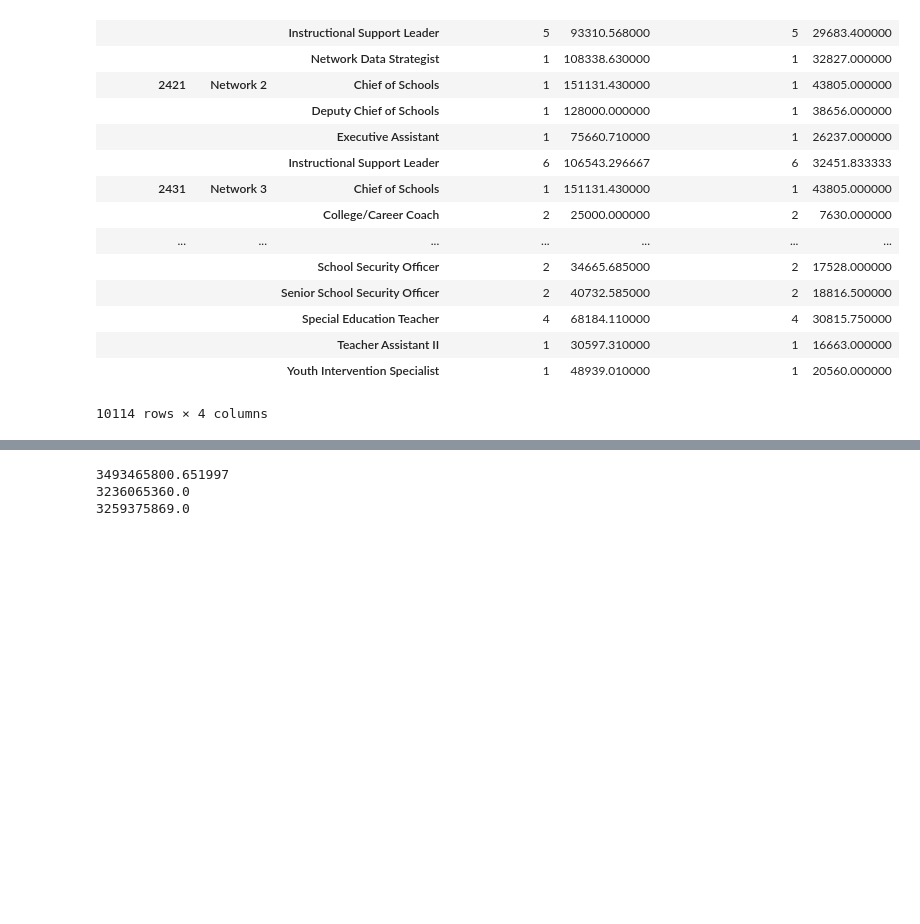
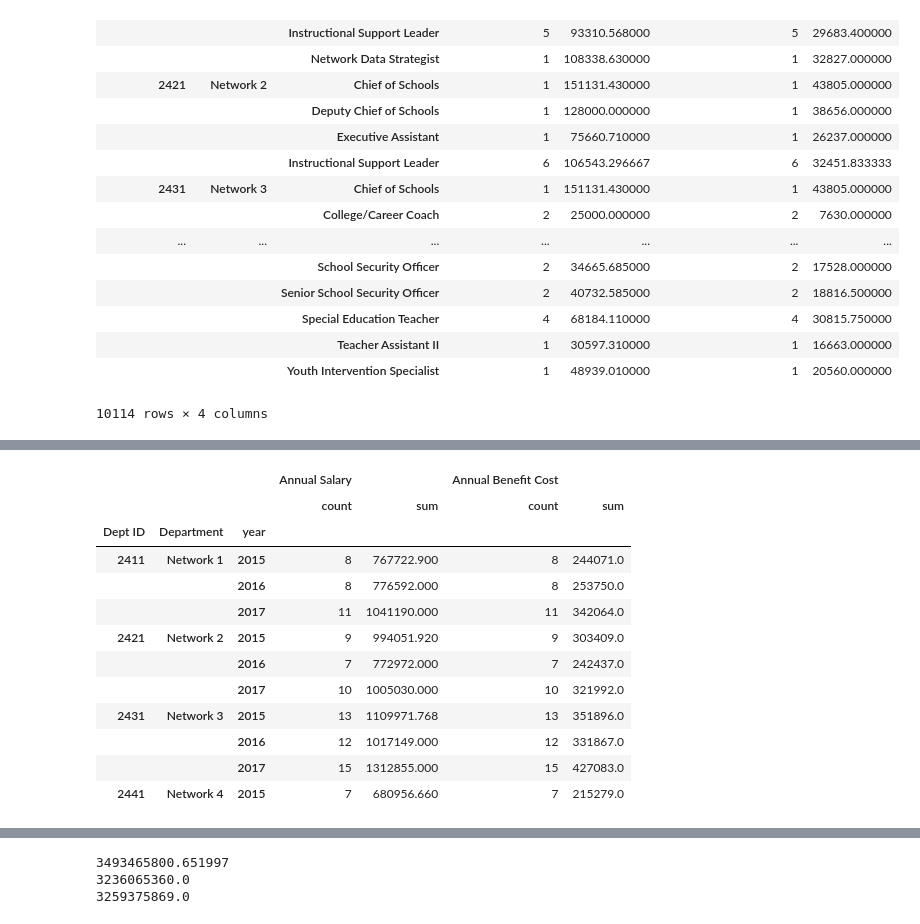
Before and after one commit to ALai57/ChiPy_Spring2018, a Jupyter notebook: CPS/CPS schools.ipynb, the cells around one changed output, grey strips where cells are left out. Saved outputs shown, nothing was run; the diff lists cells and outputs as text; code cells hidden in the pictures; blank space fills up the shorter version.

```diff
--- a/CPS/CPS schools.ipynb
+++ b/CPS/CPS schools.ipynb
@@ -101,0 +140,20 @@ df_2015_12.groupby(['UNIT NUMBER', 'UNIT NAME', 'JOB DESCRIPTION'])['ANNUAL SALA
+# %%
+rename_2015_columns = [
+    'Pos #',
+    'Dept ID',
+    'Department',
+    'FTE',
+    'Annual Salary',
+    'FTE Annual Salary',
+    'Annual Benefit Cost',
+    'JobCode',
+    'Job Title',
+    'Name']
+
+all_df = pd.concat([
+    df_2015_12.assign(year=2015).rename(columns=dict(zip(df_2015_12, rename_2015_columns))),
+    df_2016_12.assign(year=2016),
+    df_2017_12.assign(year=2017),
+])
+
+display(all_df.sample(5))
@@ -101,0 +167,23 @@ df_2015_12.groupby(['UNIT NUMBER', 'UNIT NAME', 'JOB DESCRIPTION'])['ANNUAL SALA
+# %%
+summary_data = (
+    all_df
+    .groupby(['Dept ID', 'Department', 'year'])
+    [['Annual Salary', 'Annual Benefit Cost']]
+    .agg(['count','sum'])
+)
+
+display(summary_data.head(10))
+# %% [output]
+|  |  |  | Annual Salary |  | Annual Benefit Cost |  |
+|  |  |  | count | sum | count | sum |
+| Dept ID | Department | year |  |  |  |  |
+| 2411 | Network 1 | 2015 | 8 | 767722.900 | 8 | 244071.0 |
+|  |  | 2016 | 8 | 776592.000 | 8 | 253750.0 |
+|  |  | 2017 | 11 | 1041190.000 | 11 | 342064.0 |
+| 2421 | Network 2 | 2015 | 9 | 994051.920 | 9 | 303409.0 |
+|  |  | 2016 | 7 | 772972.000 | 7 | 242437.0 |
+|  |  | 2017 | 10 | 1005030.000 | 10 | 321992.0 |
+| 2431 | Network 3 | 2015 | 13 | 1109971.768 | 13 | 351896.0 |
+|  |  | 2016 | 12 | 1017149.000 | 12 | 331867.0 |
+|  |  | 2017 | 15 | 1312855.000 | 15 | 427083.0 |
+| 2441 | Network 4 | 2015 | 7 | 680956.660 | 7 | 215279.0 |
```
Also changed, not shown: parts of 9 cells of this notebook.
